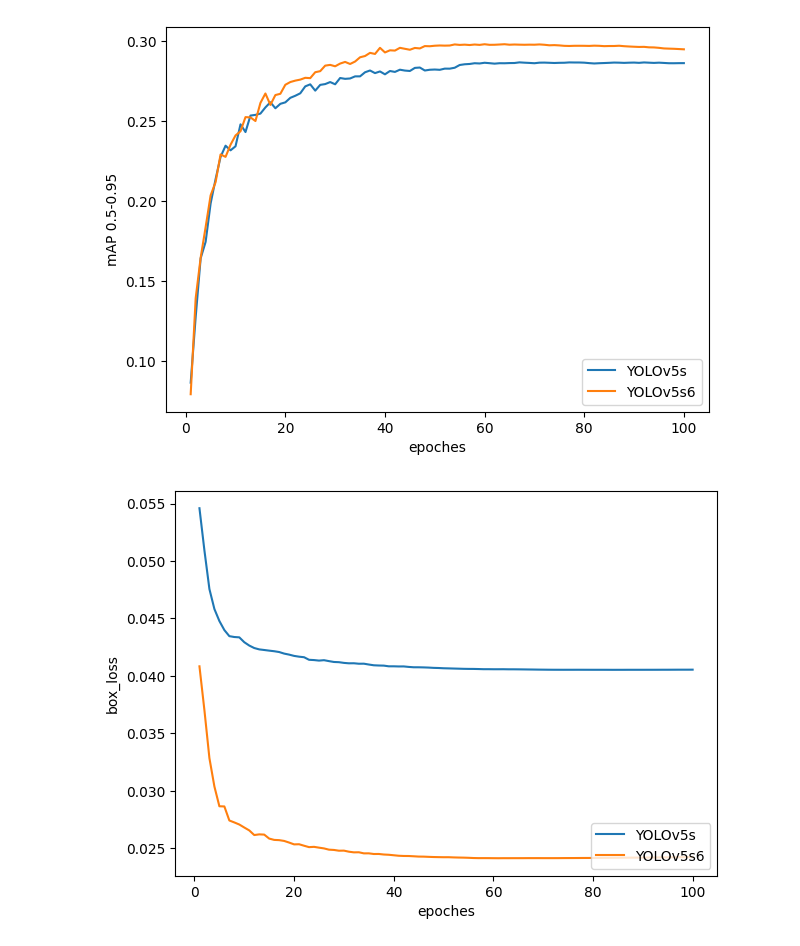
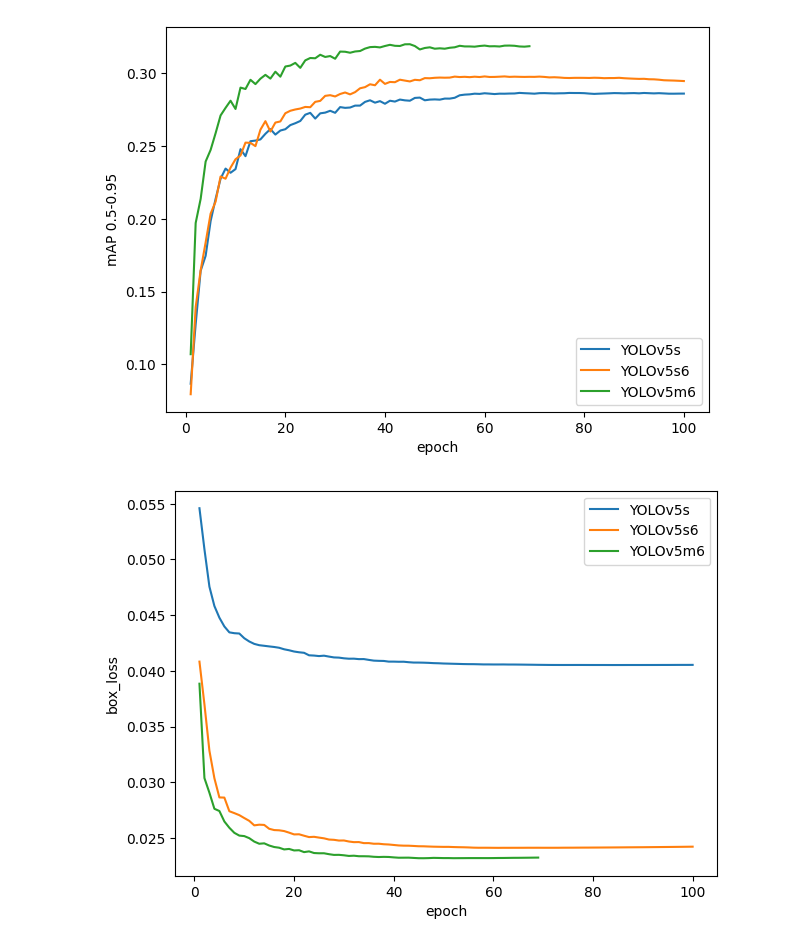
Before and after one commit to irc1015/transform_format, a Jupyter notebook: CSV2image.ipynb, the cells around one changed output. Saved outputs shown, nothing was run; the diff lists cells and outputs as text; code cells hidden in the pictures.

```diff
--- a/CSV2image.ipynb
+++ b/CSV2image.ipynb
@@ -48,10 +56,16 @@ precision_1 = np.stack(precision_1)
 precision_2 = [i for i in values_2[:, 3]]
 precision_2 = np.stack(precision_2)
 
+precision_3 = [None for i in range(100)]
+precision_3 = np.stack(precision_3)
+for i in range(len(values_3[:, 3])):
+    precision_3[i] = values_3[i, 3]
+
 fig, ax = plt.subplots(figsize=(7, 5))
 ax.plot(x, precision_1, label='YOLOv5s')
 ax.plot(x, precision_2, label='YOLOv5s6')
-ax.set(xlabel='epoches', ylabel='precision')
-ax.legend(loc='lower right')
+ax.plot(x, precision_3, label='YOLOv5m6')
+ax.set(xlabel='epoch', ylabel='precision')
+ax.legend(loc='upper right')
 plt.show()
 # %% [output]
@@ -63,10 +77,16 @@ recall_1 = np.stack(recall_1)
 recall_2 = [i for i in values_2[:, 4]]
 recall_2 = np.stack(recall_2)
 
+recall_3 = [None for i in range(100)]
+recall_3 = np.stack(recall_3)
+for i in range(len(values_3[:, 4])):
+    recall_3[i] = values_3[i, 4]
+
 fig, ax = plt.subplots(figsize=(7, 5))
 ax.plot(x, recall_1, label='YOLOv5s')
 ax.plot(x, recall_2, label='YOLOv5s6')
-ax.set(xlabel='epoches', ylabel='recall')
+ax.plot(x, recall_3, label='YOLOv5m6')
+ax.set(xlabel='epoch', ylabel='recall')
 ax.legend(loc='lower right')
 plt.show()
 # %% [output]
@@ -78,10 +98,16 @@ mAP1_1 = np.stack(mAP1_1)
 mAP1_2 = [i for i in values_2[:, 5]]
 mAP1_2 = np.stack(mAP1_2)
 
+mAP1_3 = [None for i in range(100)]
+mAP1_3 = np.stack(mAP1_3)
+for i in range(len(values_3[:, 5])):
+    mAP1_3[i] = values_3[i, 5]
+
 fig, ax = plt.subplots(figsize=(7, 5))
 ax.plot(x, mAP1_1, label='YOLOv5s')
 ax.plot(x, mAP1_2, label='YOLOv5s6')
-ax.set(xlabel='epoches', ylabel='mAP 0.5')
+ax.plot(x, mAP1_3, label='YOLOv5m6')
+ax.set(xlabel='epoch', ylabel='mAP 0.5')
 ax.legend(loc='lower right')
 plt.show()
 # %% [output]
@@ -93,29 +119,41 @@ mAP2_1 = np.stack(mAP2_1)
 mAP2_2 = [i for i in values_2[:, 6]]
 mAP2_2 = np.stack(mAP2_2)
 
+mAP2_3 = [None for i in range(100)]
+mAP2_3 = np.stack(mAP2_3)
+for i in range(len(values_3[:, 6])):
+    mAP2_3[i] = values_3[i, 6]
+
 fig, ax = plt.subplots(figsize=(7, 5))
 ax.plot(x, mAP2_1, label='YOLOv5s')
 ax.plot(x, mAP2_2, label='YOLOv5s6')
-ax.set(xlabel='epoches', ylabel='mAP 0.5-0.95')
+ax.plot(x, mAP2_3, label='YOLOv5m6')
+ax.set(xlabel='epoch', ylabel='mAP 0.5-0.95')
 ax.legend(loc='lower right')
 plt.show()
 # %% [output]
-[figure, old version]
+[figure, new version]
 # %%
 box_loss_1 = [i for i in values_1[:, 7]]
 box_loss_1 = np.stack(box_loss_1)
 
 box_loss_2 = [i for i in values_2[:, 7]]
 box_loss_2 = np.stack(box_loss_2)
 
+box_loss_3 = [None for i in range(100)]
+box_loss_3 = np.stack(box_loss_3)
+for i in range(len(values_3[:, 7])):
+    box_loss_3[i] = values_3[i, 7]
+
 fig, ax = plt.subplots(figsize=(7, 5))
 ax.plot(x, box_loss_1, label='YOLOv5s')
 ax.plot(x, box_loss_2, label='YOLOv5s6')
-ax.set(xlabel='epoches', ylabel='box_loss')
-ax.legend(loc='lower right')
+ax.plot(x, box_loss_3, label='YOLOv5m6')
+ax.set(xlabel='epoch', ylabel='box_loss')
+ax.legend(loc='upper right')
 plt.show()
 # %% [output]
-[figure, old version]
+[figure, new version]
 # %%
 obj_loss_1 = [i for i in values_1[:, 8]]
 obj_loss_1 = np.stack(obj_loss_1)
```
Also changed, not shown: parts of 7 cells of this notebook.
